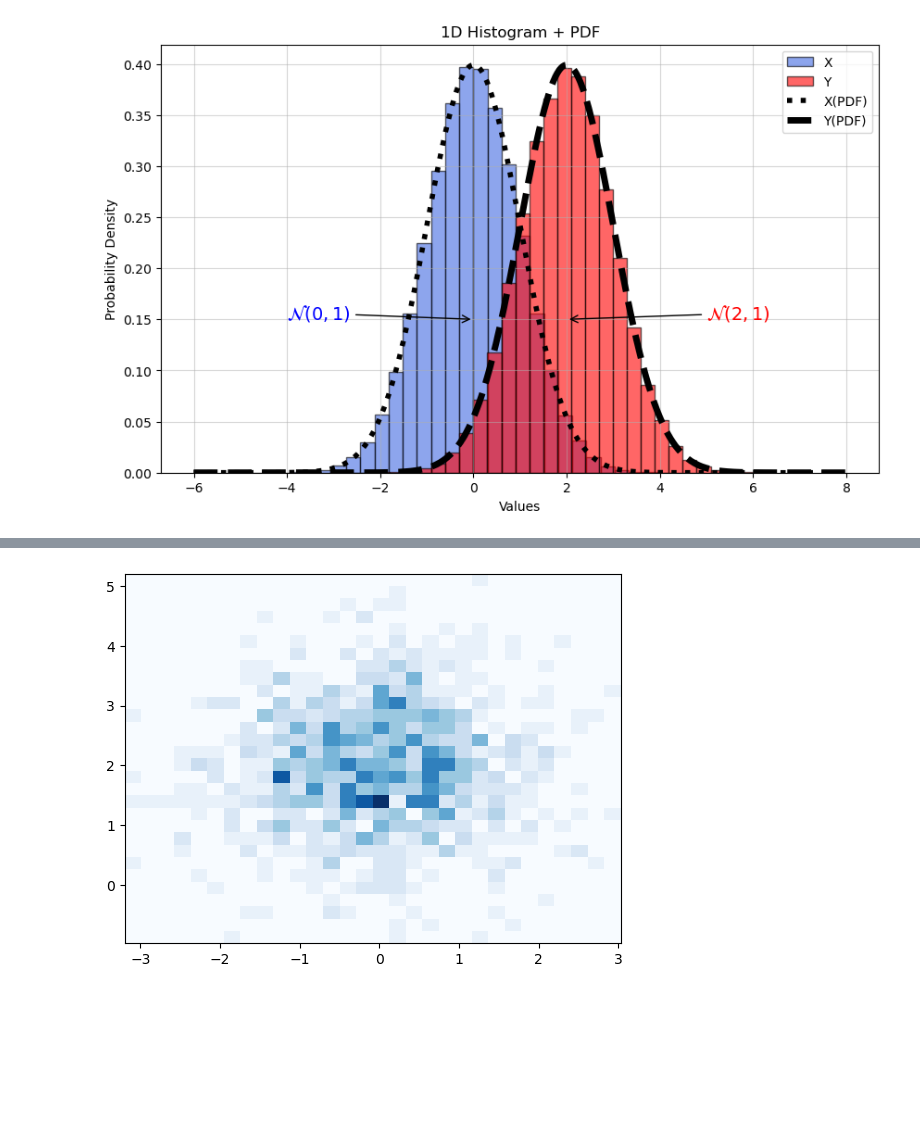
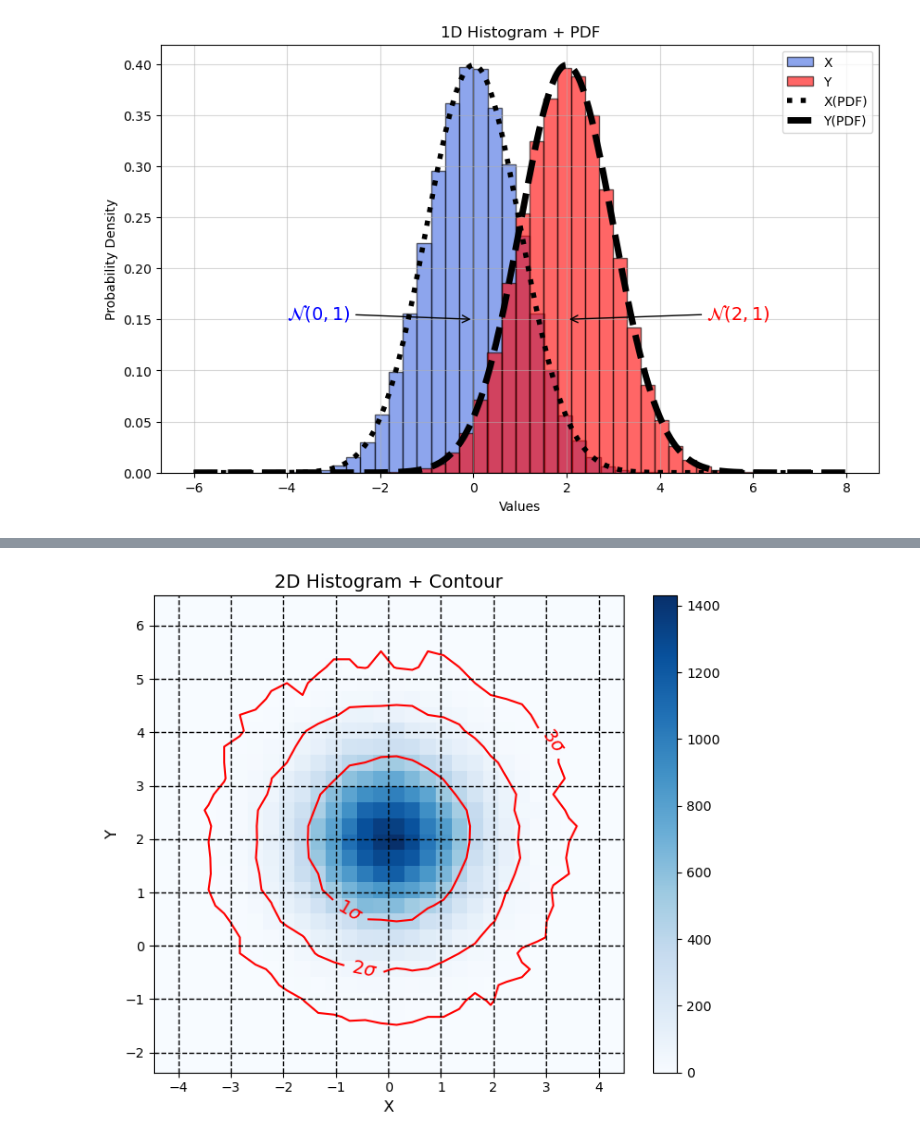
Before and after one commit to uzukas/PROGNUM-repo, a Jupyter notebook: Task4/week_4_quizes.ipynb, the cells around one changed output, grey strips where cells are left out. Cells and saved outputs as stored; diff of their text form; code cells hidden in the pictures; blank space fills up the shorter version.

```diff
--- a/Task4/week_4_quizes.ipynb
+++ b/Task4/week_4_quizes.ipynb
@@ -239,66 +239,56 @@ plt.show()
 # %%
 import numpy as np
 import matplotlib.pyplot as plt
-from scipy.stats import norm, gaussian_kde
 
-X = np.random.normal(0, 1, 1000)
-Y = np.random.normal(2, 1, 1000)
+# 1. Create two random arrays, X and Y
+np.random.seed(42) # Set seed for reproducibility
+X = np.random.normal(loc=0, scale=1, size=100000)
+Y = np.random.normal(loc=2, scale=1, size=100000)
 
-values = np.vstack([X, Y])
-kde = gaussian_kde(values)
+# 2. Setup the figure and 2D histogram
+fig, ax = plt.subplots(figsize=(7, 6))
+counts, xedges, yedges, im = ax.hist2d(X, Y, bins=30, cmap='Blues')
 
-h, xedge, yedge, image = plt.hist2d(X, Y, bins=30, cmap='Blues')
-x_grid = np.linspace(-6, 8, 500)
-y_grid = np.linspace(-6, 8, 500)
-X_grid, Y_grid = np.meshgrid(x_grid, y_grid)
-grid_coord = np.vstack([X_grid.ravel(), Y_grid.ravel()])
-print(np.shape(grid_coord))
-Z = kde(grid_coord).reshape(X_grid.shape)
-x_bin = np.searchsorted(xedge, grid_coord[0]) - 1
-y_bin = np.searchsorted(yedge, grid_coord[1]) - 1
+# Add colorbar
+cbar = plt.colorbar(im, ax=ax)
 
-valid = (
-    (x_bin >= 0) & (x_bin < h.shape[0]) &
-    (y_bin >= 0) & (y_bin < h.shape[1])
-)
+# 3. Calculate contour levels (68%, 95%, 99.7%)
+# Flatten and sort the bin counts in descending order
+H_flat = counts.flatten()
+H_sorted = np.sort(H_flat)[::-1]
+H_cumsum = np.cumsum(H_sorted)
+total = H_cumsum[-1]
 
-Z = np.zeros(grid_coord.shape[1])
-Z[valid] = h[x_bin[valid], y_bin[valid]]
-Z = Z.reshape(X_grid.shape)
+# Find the threshold values that enclose the target percentages
+level_1sig = H_sorted[np.searchsorted(H_cumsum, 0.6827 * total)]
+level_2sig = H_sorted[np.searchsorted(H_cumsum, 0.9545 * total)]
+level_3sig = H_sorted[np.searchsorted(H_cumsum, 0.9973 * total)]
 
-norm_amount = Z.ravel()
-sort_amount = np.sort(norm_amount)[::-1]
+# Matplotlib requires contour levels to be in increasing order
+levels = [level_3sig, level_2sig, level_1sig]
 
-cumulative = np.cumsum(sort_amount)
-cumulative /= cumulative[-1]
+# 4. Create coordinate matrices for the contours
+# Get the center points of the bins
+x_centers = (xedges[:-1] + xedges[1:]) / 2
+y_centers = (yedges[:-1] + yedges[1:]) / 2
+X_mesh, Y_mesh = np.meshgrid(x_centers, y_centers)
 
-def get_level(p):
-    return sort_amount[np.searchsorted(cumulative, p)]
+# Plot the contours (transpose counts to match the meshgrid)
+contours = ax.contour(X_mesh, Y_mesh, counts.T, levels=levels, colors='red')
 
-levels=sorted[get_level(0.9973),
-        get_level(0.9545),
-        get_level(0.6827)]
+# Add custom labels to the contours
+fmt = {level_1sig: '1$\sigma$', level_2sig: '2$\sigma$', level_3sig: '3$\sigma$'}
+ax.clabel(contours, inline=True, fontsize=14, fmt=fmt)
 
-contours = plt.contour(X_grid, Y_grid, Z,
-                       levels=levels,
-                       colors=["red", "red", "red"],)
+# 5. Customise the plot to match the reference image
+ax.set_title('2D Histogram + Contour', fontsize=14)
+ax.set_xlabel('X', fontsize=12)
+ax.set_ylabel('Y', fontsize=12)
 
-fmt = {
-    levels[0]: "3σ",
-    levels[1]: "2σ",
-    levels[2]: "1σ"
-}
+# Set the grid to be dashed black lines and place it over the histogram
+ax.grid(True, linestyle='--', color='black', linewidth=1)
+ax.set_axisbelow(False)
 
-plt.clabel(contours, inline=True, fontsize=11, fmt=fmt)
-
-plt.xlabel("X")
-plt.ylabel("Y")
-plt.title("2D Histogram + ontours")
-
-plt.grid(linestyle="--", color="black")
-plt.xlim(-4.5, 4.5)
-plt.ylim(-2.5, 6.5)
-
-plt.colorbar(image)
+plt.tight_layout()
 plt.show()
 # %% [output]
@@ -307 +295 @@ ValueError: Contour levels must be increasing
-[figure, old version]
+[figure, new version]
```
Also changed, not shown: parts of 1 cell of this notebook, 24 other files.
